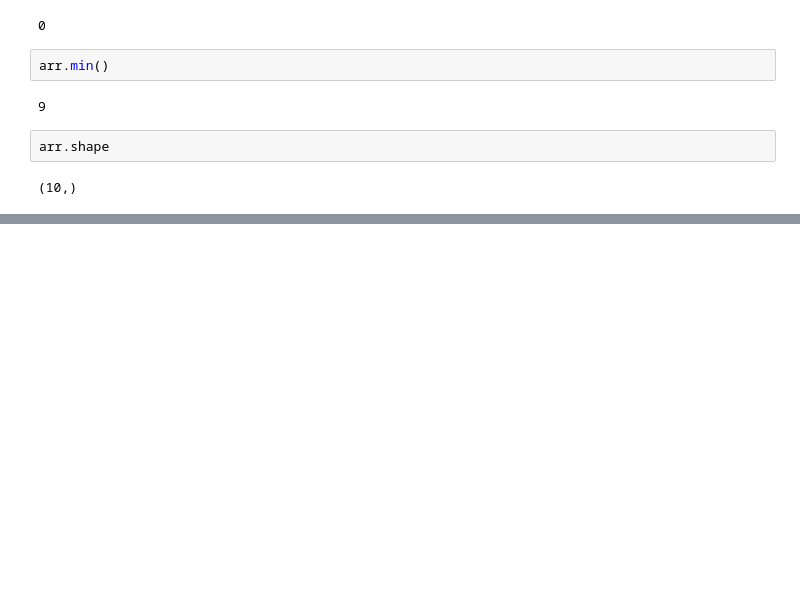
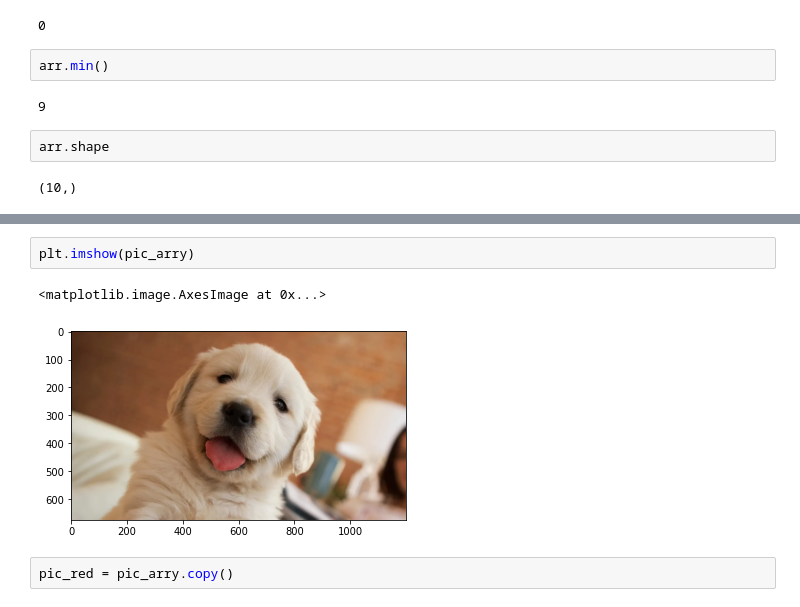
Before and after one commit to sohaildua/ComputerVision, a Jupyter notebook: NumpyWithImages.ipynb, the cells around one changed output, grey strips where cells are left out. Cells and saved outputs as stored; diff of their text form; blank space fills up the shorter version.

```diff
--- a/NumpyWithImages.ipynb
+++ b/NumpyWithImages.ipynb
@@ -50,0 +72,7 @@ arr.shape
+# %%
+plt.imshow(pic_arry)
+# %% [output]
+<matplotlib.image.AxesImage at 0x...>
+[figure, added]
+# %%
+pic_red = pic_arry.copy()
```
Also changed, not shown: parts of 13 cells of this notebook.
